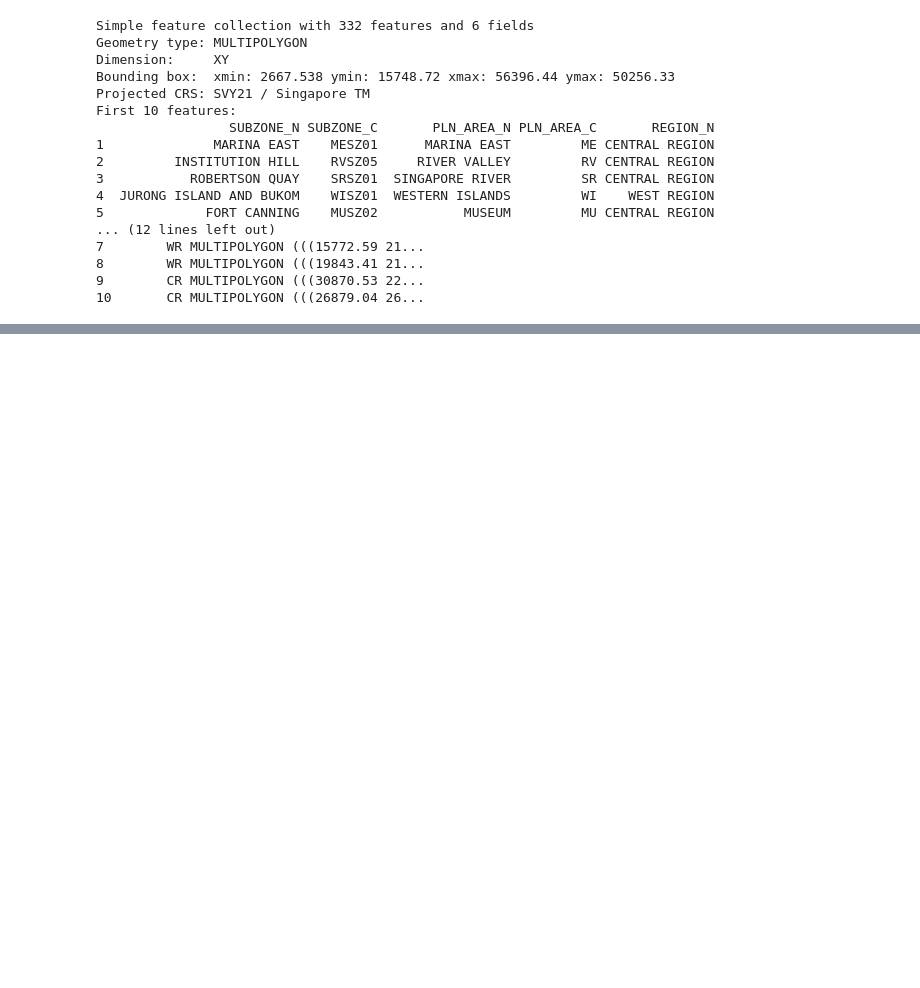
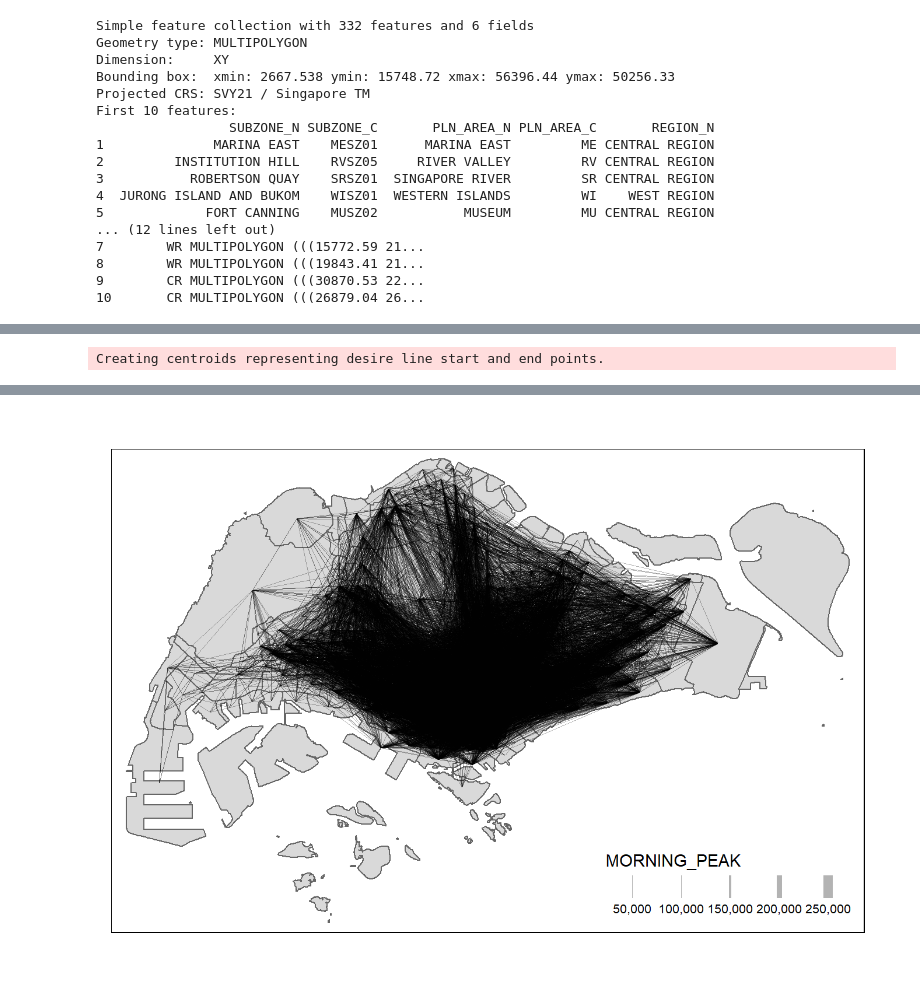
Before and after one commit to sihuihui/mitbcapstone, a Jupyter notebook: _manuscript/notebooks/explore-busstops.embed.ipynb, the cells around one changed output, grey strips where cells are left out. Cells and saved outputs as stored; diff of their text form; code cells hidden in the pictures; blank space fills up the shorter version.

Commit message:
spatial flows for bus commuters

```diff
--- a/_manuscript/notebooks/explore-busstops.embed.ipynb
+++ b/_manuscript/notebooks/explore-busstops.embed.ipynb
@@ -259,0 +351,2 @@ mpsz <- write_rds(mpsz, "data/rds/mpsz.rds")
+# %%
+od_apr <- unique(od_apr)
@@ -259,0 +358,6 @@ mpsz <- write_rds(mpsz, "data/rds/mpsz.rds")
+# %%
+od_apr <- od_apr %>%
+  rename(DESTIN_SZ = SUBZONE_C) %>%
+  drop_na() %>%
+  group_by(ORIGIN_SZ, DESTIN_SZ) %>%
+  summarise(MORNING_PEAK = sum(TRIPS))
@@ -259,0 +373,19 @@ mpsz <- write_rds(mpsz, "data/rds/mpsz.rds")
+# %%
+od_apr_fij <- od_apr[od_apr$ORIGIN_SZ!=od_apr$DESTIN_SZ,]
+# %%
+flowline_apr<- od2line(flow = od_apr_fij,
+                    zones = mpsz,
+                    zone_code = "SUBZONE_C")
+# %% [output]
+Creating centroids representing desire line start and end points.
+# %%
+tm_shape(mpsz) +
+  tm_polygons() +
+flowline_apr%>%
+tm_shape() +
+  tm_lines(lwd = "MORNING_PEAK",
+           style = "quantile",
+           scale = c(0.1, 1, 3, 5, 7, 10),
+           n = 6,
+           alpha = 0.3)
+# %% [output]
@@ -259,0 +395 @@ mpsz <- write_rds(mpsz, "data/rds/mpsz.rds")
+[figure, added]
```
Also changed, not shown: parts of 23 cells of this notebook, 44 other files.
